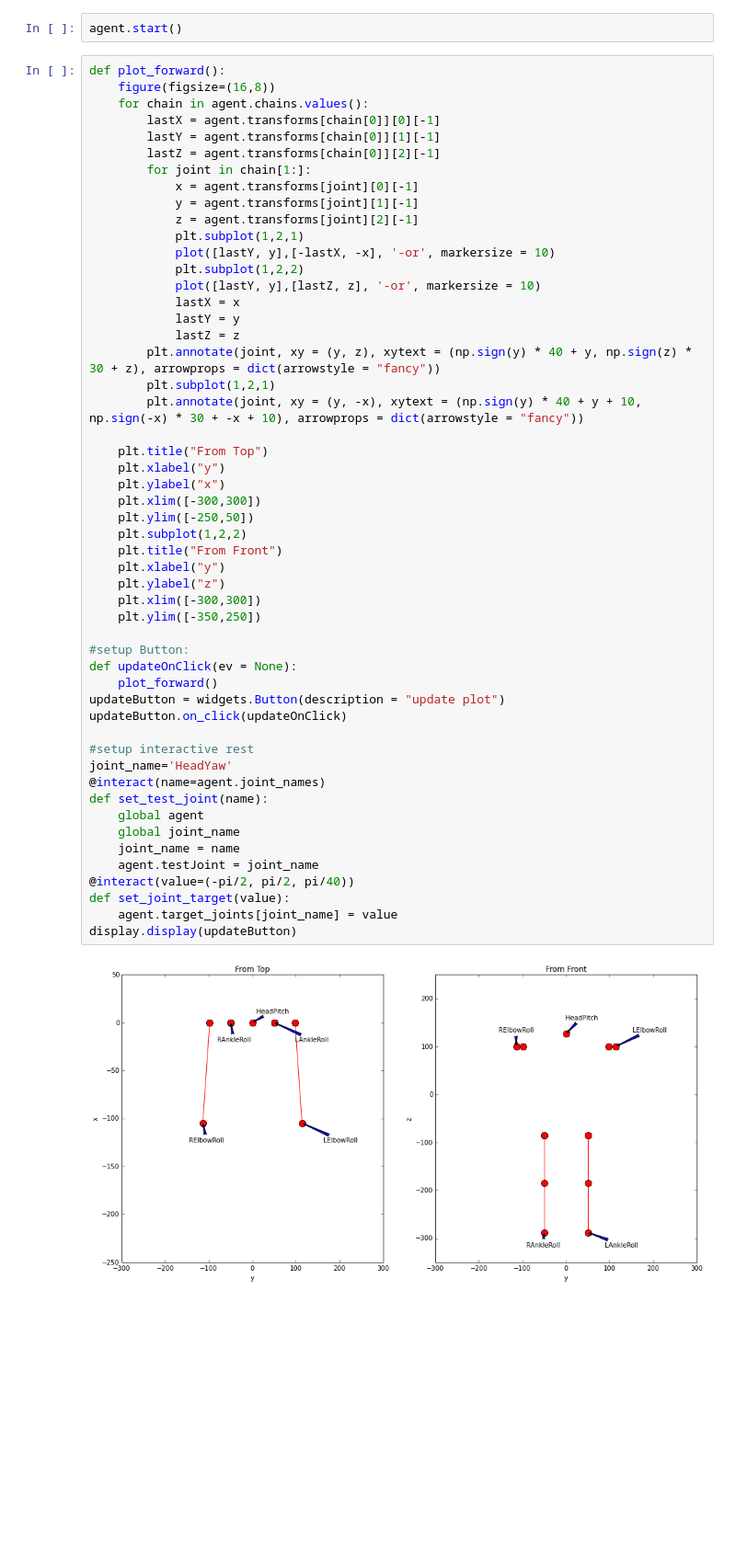
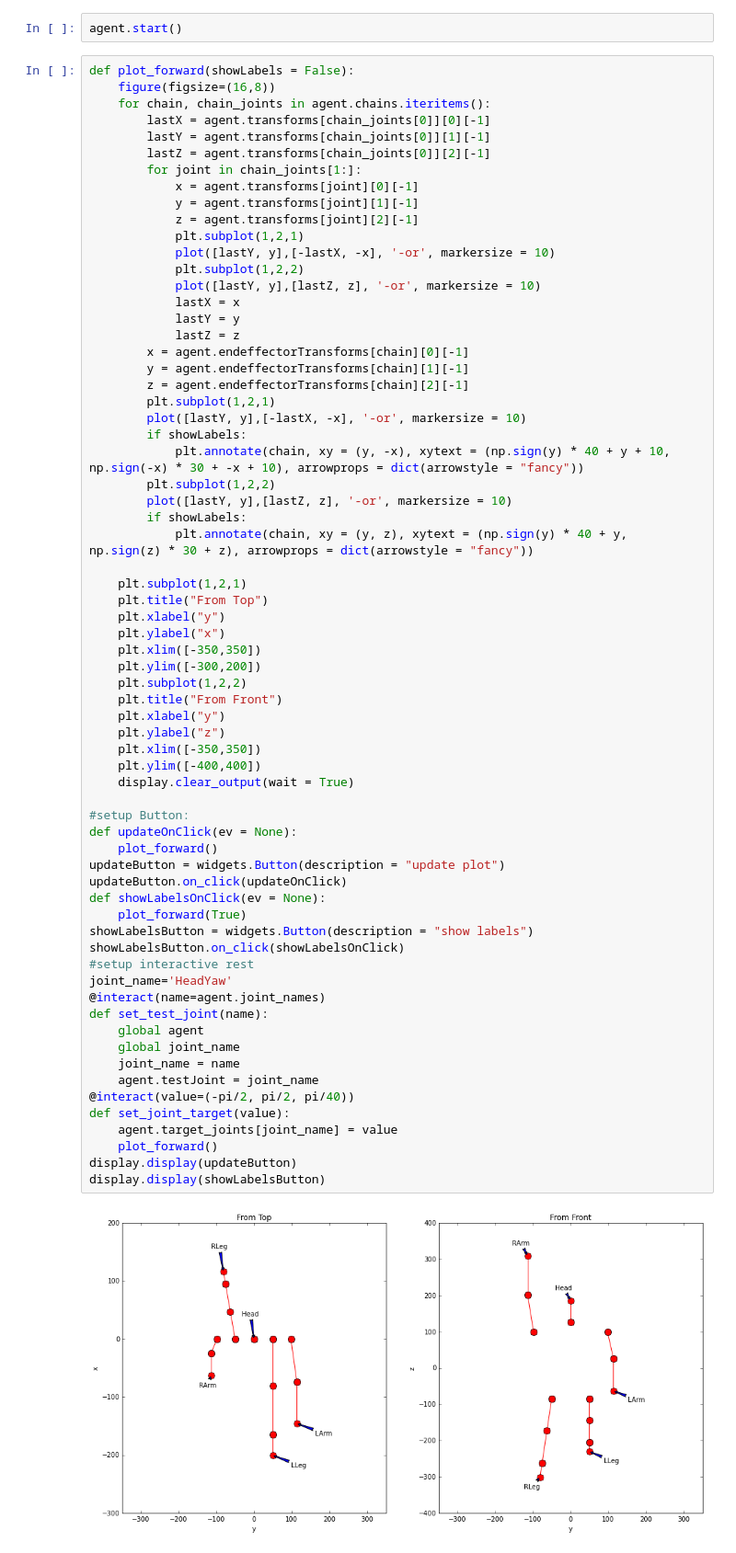
Before and after one commit to ikrets/programming-humanoid-robot-in-python, a Jupyter notebook: kinematics/fwdKinematicsTest.ipynb, the cells around one changed output. Shown at 92% size. Saved outputs shown, nothing was run; the diff lists cells and outputs as text; blank space fills up the shorter version.

```diff
--- a/kinematics/fwdKinematicsTest.ipynb
+++ b/kinematics/fwdKinematicsTest.ipynb
@@ -11,13 +11,13 @@ agent = ForwardKinematicsAgent()
 # %%
 agent.start()
 # %%
-def plot_forward():
+def plot_forward(showLabels = False):
     figure(figsize=(16,8))
-    for chain in agent.chains.values():
-        lastX = agent.transforms[chain[0]][0][-1]
-        lastY = agent.transforms[chain[0]][1][-1]
-        lastZ = agent.transforms[chain[0]][2][-1]
-        for joint in chain[1:]:
+    for chain, chain_joints in agent.chains.iteritems():
+        lastX = agent.transforms[chain_joints[0]][0][-1]
+        lastY = agent.transforms[chain_joints[0]][1][-1]
+        lastZ = agent.transforms[chain_joints[0]][2][-1]
+        for joint in chain_joints[1:]:
             x = agent.transforms[joint][0][-1]
             y = agent.transforms[joint][1][-1]
             z = agent.transforms[joint][2][-1]
@@ -28,39 +28,54 @@ def plot_forward():
             lastX = x
             lastY = y
             lastZ = z
-        plt.annotate(joint, xy = (y, z), xytext = (np.sign(y) * 40 + y, np.sign(z) * 30 + z), arrowprops = dict(arrowstyle = "fancy"))
+        x = agent.endeffectorTransforms[chain][0][-1]
+        y = agent.endeffectorTransforms[chain][1][-1]
+        z = agent.endeffectorTransforms[chain][2][-1]
         plt.subplot(1,2,1)
-        plt.annotate(joint, xy = (y, -x), xytext = (np.sign(y) * 40 + y + 10, np.sign(-x) * 30 + -x + 10), arrowprops = dict(arrowstyle = "fancy"))
+        plot([lastY, y],[-lastX, -x], '-or', markersize = 10)
+        if showLabels:
+            plt.annotate(chain, xy = (y, -x), xytext = (np.sign(y) * 40 + y + 10, np.sign(-x) * 30 + -x + 10), arrowprops = dict(arrowstyle = "fancy"))
+        plt.subplot(1,2,2)
+        plot([lastY, y],[lastZ, z], '-or', markersize = 10)
+        if showLabels:
+            plt.annotate(chain, xy = (y, z), xytext = (np.sign(y) * 40 + y, np.sign(z) * 30 + z), arrowprops = dict(arrowstyle = "fancy"))
 
+    plt.subplot(1,2,1)
     plt.title("From Top")
     plt.xlabel("y")
     plt.ylabel("x")
-    plt.xlim([-300,300])
-    plt.ylim([-250,50])
+    plt.xlim([-350,350])
+    plt.ylim([-300,200])
     plt.subplot(1,2,2)
     plt.title("From Front")
     plt.xlabel("y")
     plt.ylabel("z")
-    plt.xlim([-300,300])
-    plt.ylim([-350,250])
+    plt.xlim([-350,350])
+    plt.ylim([-400,400])
+    display.clear_output(wait = True)
 
 #setup Button:
 def updateOnClick(ev = None):
     plot_forward()
 updateButton = widgets.Button(description = "update plot")
 updateButton.on_click(updateOnClick)
-
+def showLabelsOnClick(ev = None):
+    plot_forward(True)
+showLabelsButton = widgets.Button(description = "show labels")
+showLabelsButton.on_click(showLabelsOnClick)
 #setup interactive rest
 joint_name='HeadYaw'
 @interact(name=agent.joint_names)
 def set_test_joint(name):
     global agent
     global joint_name
     joint_name = name
     agent.testJoint = joint_name
 @interact(value=(-pi/2, pi/2, pi/40))
 def set_joint_target(value):
     agent.target_joints[joint_name] = value
+    plot_forward()
 display.display(updateButton)
+display.display(showLabelsButton)
 # %% [output]
-[figure, old version]
+[figure, new version]
```
Also changed, not shown: parts of 1 cell of this notebook, 2 other files.
